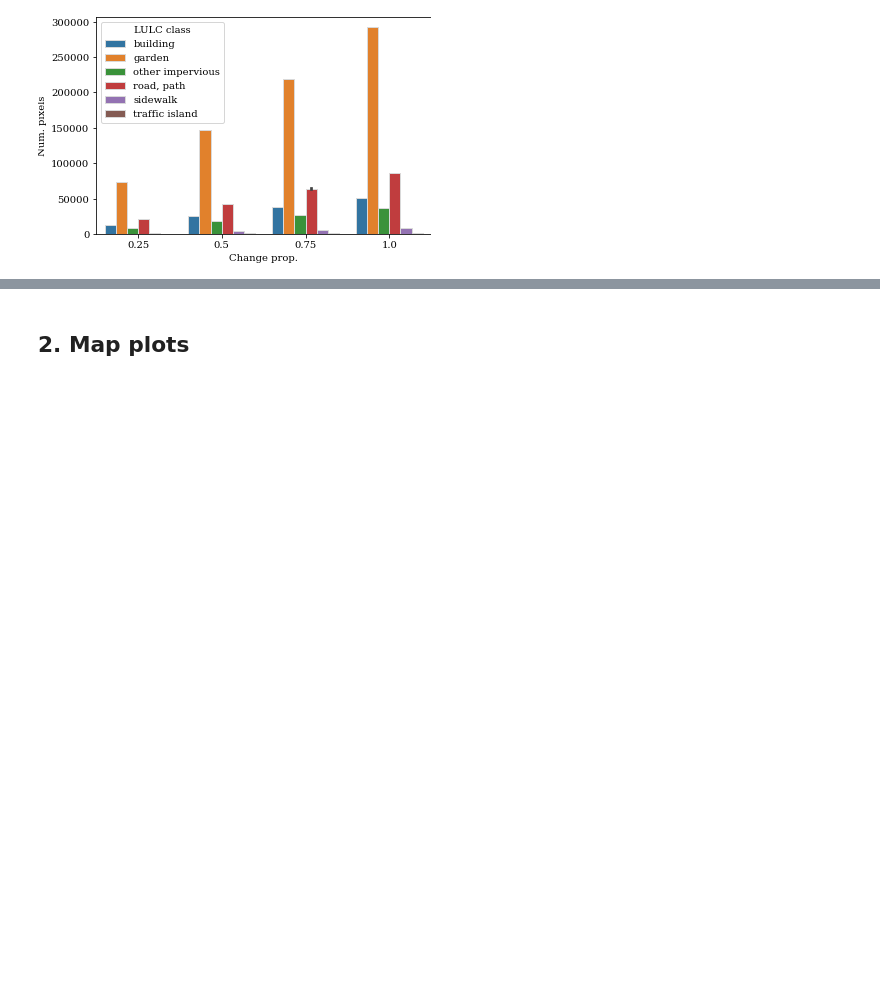
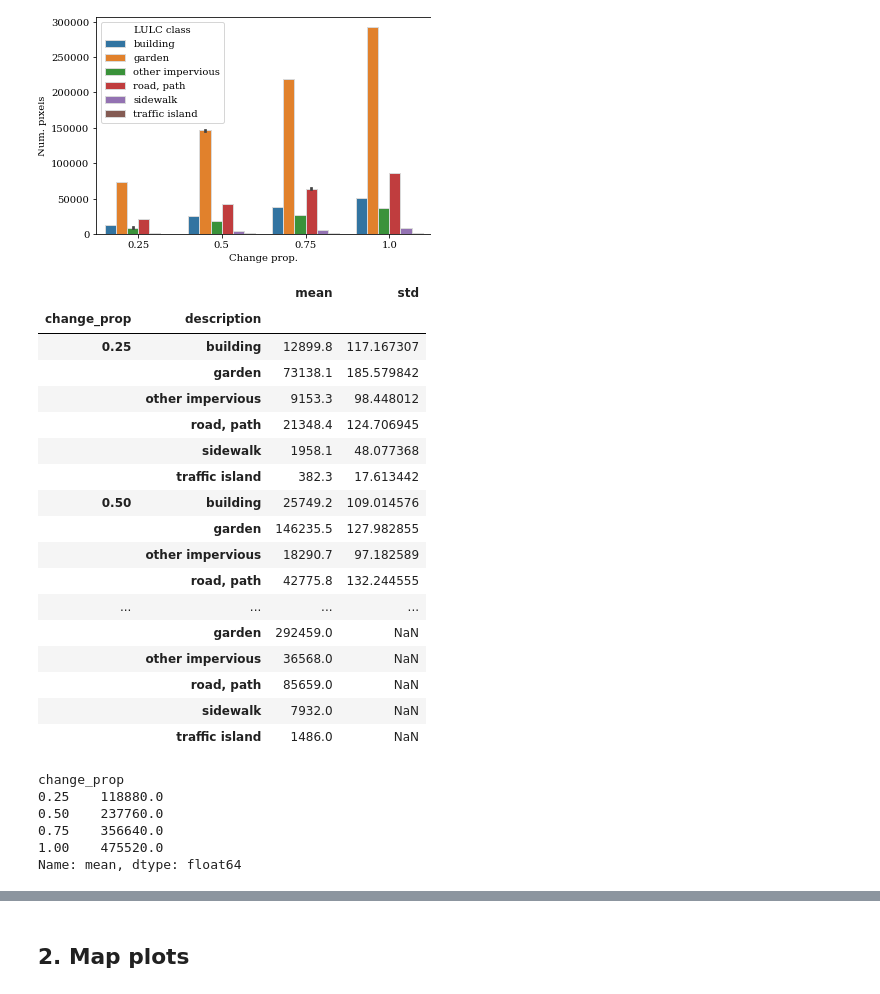
Before and after one commit to martibosch/lausanne-greening-scenarios, a Jupyter notebook: notebooks/scenarios-prop.ipynb, the cells around one changed output, grey strips where cells are left out. Saved outputs shown, nothing was run; the diff lists cells and outputs as text; code cells hidden in the pictures; blank space fills up the shorter version.

```diff
--- a/notebooks/scenarios-prop.ipynb
+++ b/notebooks/scenarios-prop.ipynb
@@ -78,3 +78,36 @@ ax.legend().set_title('LULC class')
 ax.figure.savefig('../reports/figures/greening-lulc-change.pdf')
 # %% [output]
 [figure]
+# %%
+summary_df = lulc_df.groupby(['change_prop', 'description'
+                              ])['num_pixels'].agg(['mean', 'std'])
+summary_df
+# %% [output]
+|  |  | mean | std |
+| change_prop | description |  |  |
+| 0.25 | building | 12899.8 | 117.167307 |
+|  | garden | 73138.1 | 185.579842 |
+|  | other impervious | 9153.3 | 98.448012 |
+|  | road, path | 21348.4 | 124.706945 |
+|  | sidewalk | 1958.1 | 48.077368 |
+|  | traffic island | 382.3 | 17.613442 |
+| 0.50 | building | 25749.2 | 109.014576 |
+|  | garden | 146235.5 | 127.982855 |
+|  | other impervious | 18290.7 | 97.182589 |
+|  | road, path | 42775.8 | 132.244555 |
+| ... | ... | ... | ... |
+|  | garden | 292459.0 | NaN |
+|  | other impervious | 36568.0 | NaN |
+|  | road, path | 85659.0 | NaN |
+|  | sidewalk | 7932.0 | NaN |
+|  | traffic island | 1486.0 | NaN |
+# %%
+total_ser = summary_df.reset_index().groupby('change_prop')['mean'].sum()
+total_ser
+# %% [output]
+change_prop
+0.25    118880.0
+0.50    237760.0
+0.75    356640.0
+1.00    475520.0
+Name: mean, dtype: float64
```
Also changed, not shown: parts of 9 cells of this notebook, 45 other files.
